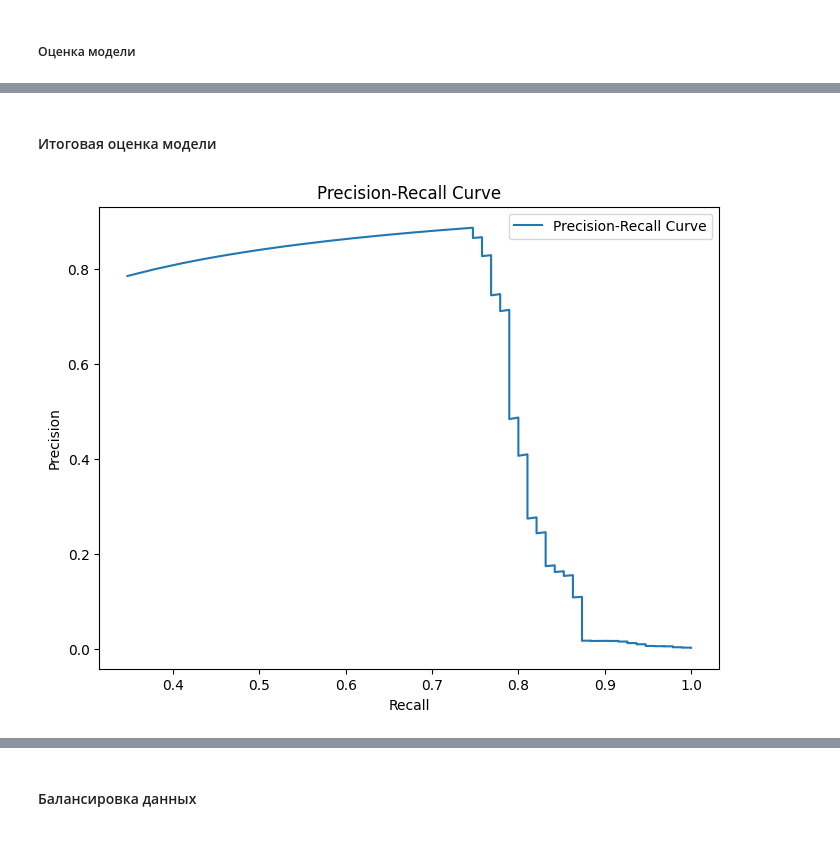
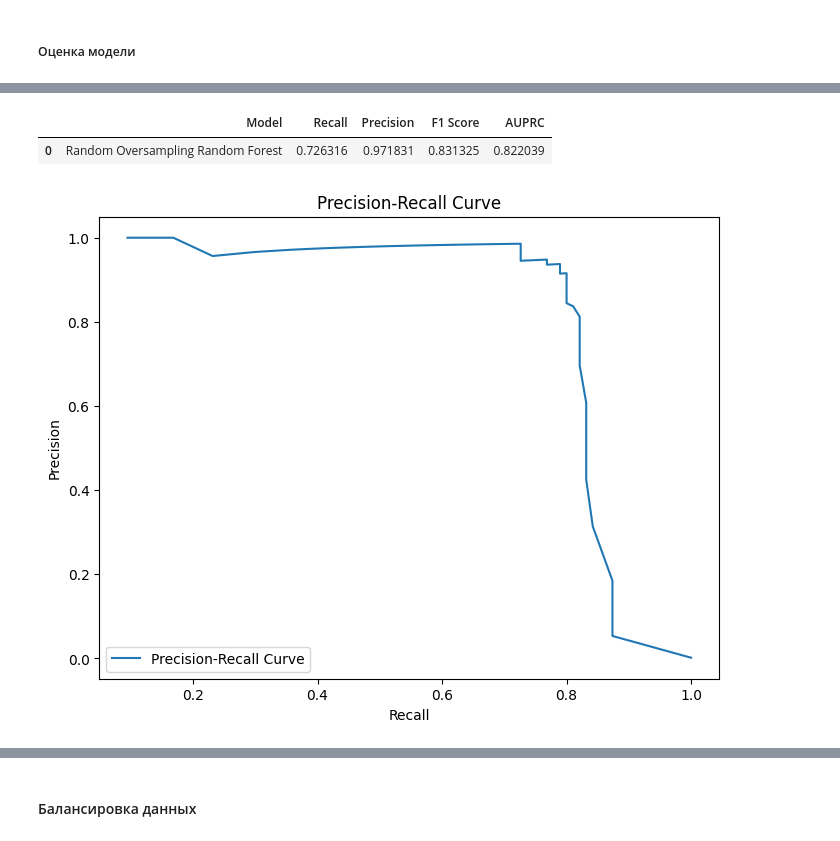
Before and after one commit to skytecat/FraudDetection, a Jupyter notebook: FraudDetection.ipynb, the cells around one changed output, grey strips where cells are left out. Cells and saved outputs as stored; diff of their text form; code cells hidden in the pictures.

```diff
--- a/FraudDetection.ipynb
+++ b/FraudDetection.ipynb
@@ -486,16 +475,14 @@ plt.show()
 # %% [markdown]
 #### Обучение модели
 # %%
-from sklearn.ensemble import RandomForestClassifier
-
-rf_model = RandomForestClassifier(
-    n_estimators=100,       # Количество деревьев в лесу
-    max_depth=None,         # Максимальная глубина дерева (None = без ограничений)
-    random_state=42,        # Для воспроизводимости результатов
-    class_weight='balanced' # Учет дисбаланса классов
+imb_rf_model = RandomForestClassifier(
+    n_estimators=100,
+    max_depth=None,
+    random_state=42,
+    class_weight='balanced'
 )
 
-rf_model.fit(X_train, y_train)
+imb_rf_model.fit(X_train, y_train)
 # %% [output]
 RandomForestClassifier(class_weight='balanced', random_state=42)
 # %% [markdown]
@@ -553,3 +543,7 @@ plt.show()
 #### Logistic Regression
 # %% [markdown]
 ##### Обучение модели
+# %%
+randover_log = LogisticRegression(max_iter=1000)
+
+randover_log.fit(X_over, y_over)
@@ -559,3 +583,12 @@ plt.show()
 #### Random Forest
 # %% [markdown]
 ##### Обучение модели
+# %%
+randov_rf_model = RandomForestClassifier(
+    n_estimators=100,
+    max_depth=None,
+    random_state=42,
+    class_weight='balanced'
+)
+
+randov_rf_model.fit(X_over, y_over)
@@ -572,5 +599,5 @@ LogisticRegression(max_iter=1000)
 # %%
-y_probs = rand_over.predict_proba(X_test)[:, 1]
-precision2, recall2, _ = precision_recall_curve(y_test, y_probs)
-auprc_randover = auc(recall2, precision2)
+y_probs = randov_rf_model.predict_proba(X_test)[:, 1]
+precision4, recall4, _ = precision_recall_curve(y_test, y_probs)
+auprc_randover_f = auc(recall4, precision4)
 # %%
@@ -581,2 +607,0 @@ recall_randover = recall_score(y_test, test_pred)
-# %% [markdown]
-#### Итоговая оценка модели
@@ -597,10 +608,19 @@ recall_randover = recall_score(y_test, test_pred)
+# %%
+ndf = [(recall_randover_f, prec_randover_f, f1_randover_f, auprc_randover_f)]
+
+randover_f_score = pd.DataFrame(data = ndf, columns=['Recall','Precision','F1 Score', 'AUPRC'])
+randover_f_score.insert(0, 'Model', 'Random Oversampling Random Forest')
+randover_f_score
+# %% [output]
+|  | Model | Recall | Precision | F1 Score | AUPRC |
+| 0 | Random Oversampling Random Forest | 0.726316 | 0.971831 | 0.831325 | 0.822039 |
 # %%
 plt.figure(figsize=(8, 6))
-plt.plot(recall2[:-1], precision2[:-1], label="Precision-Recall Curve")
+plt.plot(recall4[:-1], precision4[:-1], label="Precision-Recall Curve")
 plt.xlabel("Recall")
 plt.ylabel("Precision")
 plt.title("Precision-Recall Curve")
 plt.legend()
 plt.show()
 # %% [output]
-[figure, old version]
+[figure, new version]
```
Also changed, not shown: parts of 83 cells of this notebook.
